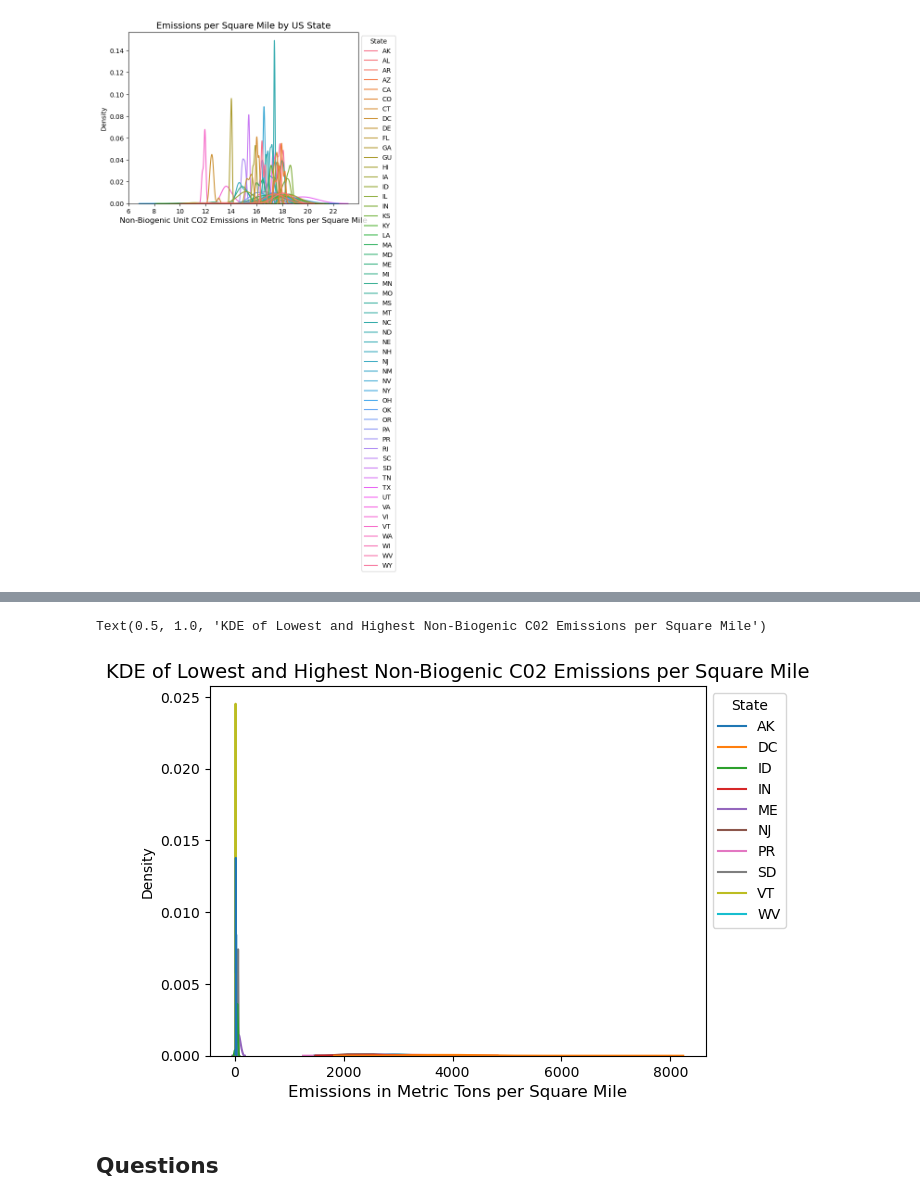
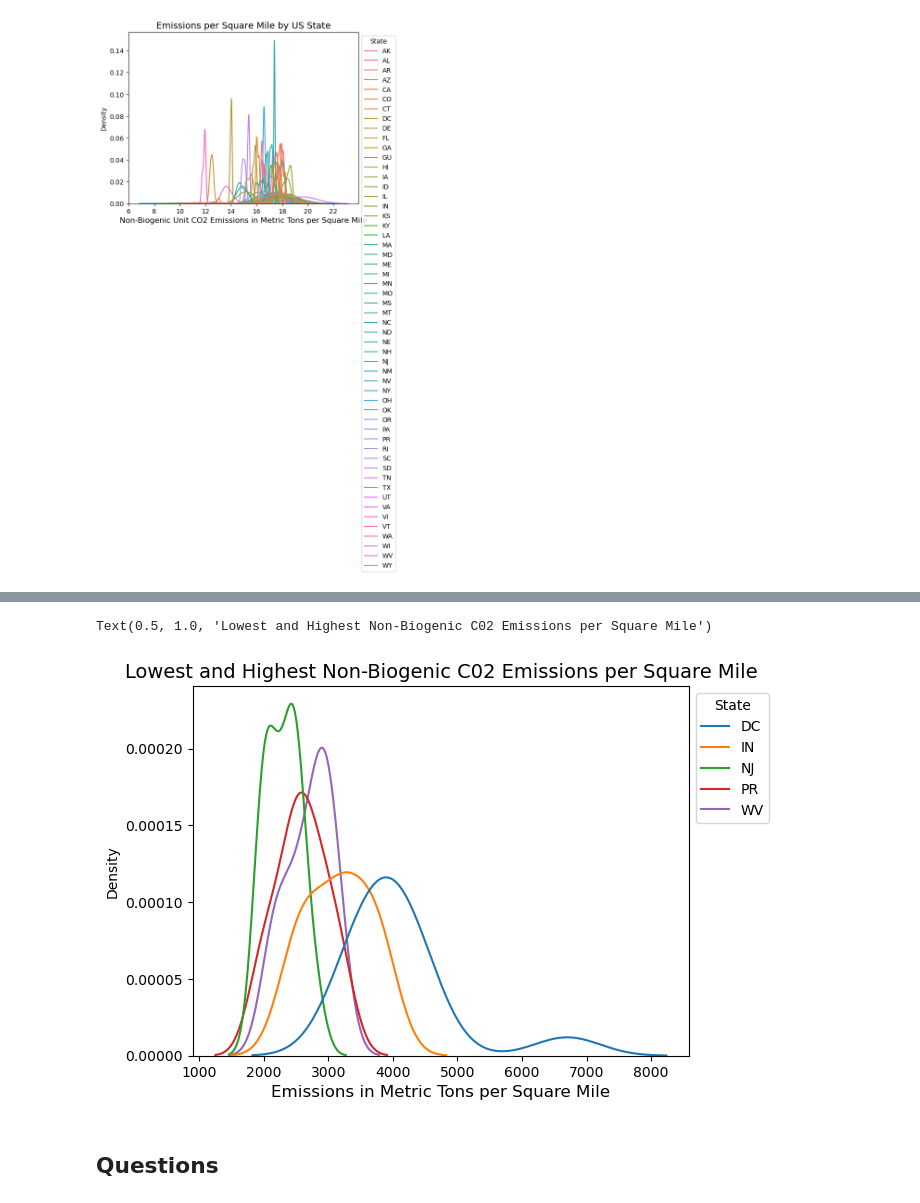
Before and after one commit to caroline-kranefuss/us_facilities_emissions, a Jupyter notebook: questions_3_4.ipynb, the cells around one changed output, grey strips where cells are left out. Drawn from its saved outputs; the diff is of its cells as text; code cells hidden in the pictures.

```diff
--- a/questions_3_4.ipynb
+++ b/questions_3_4.ipynb
@@ -263,7 +254,7 @@ merged_extreme
 | IN | 3162.917299 |
 | DC | 4097.925905 |
 # %%
-states_to_select = ['VT', 'AK', 'ID', 'SD', 'ME', 'NJ', 'PR', 'WV', 'IN', 'DC']
+states_to_select = ['NJ', 'PR', 'WV', 'IN', 'DC']
 filter_mask = merged['State'].isin(states_to_select)
 selected_states = merged[filter_mask]
 selected_states
@@ -295,13 +286,13 @@ Text(0, 0.5, 'Proportion')
 # %%
 # KDE of lowest and highest ratios
 
 ax = sns.kdeplot(data=selected_states, x="Ratio", hue = "State")
 sns.move_legend(ax, "upper left", bbox_to_anchor=(1, 1))
 ax.set_xlabel("Emissions in Metric Tons per Square Mile", fontsize=12)
-ax.set_title("KDE of Lowest and Highest Non-Biogenic C02 Emissions per Square Mile", fontsize=14)
+ax.set_title("Lowest and Highest Non-Biogenic C02 Emissions per Square Mile", fontsize=14)
 # %% [output]
-Text(0.5, 1.0, 'KDE of Lowest and Highest Non-Biogenic C02 Emissions per Square Mile')
+Text(0.5, 1.0, 'Lowest and Highest Non-Biogenic C02 Emissions per Square Mile')
-[figure, old version]
+[figure, new version]
 # %% [markdown]
 ## Questions
 # %% [markdown]
```
Also changed, not shown: parts of 4 cells of this notebook.
